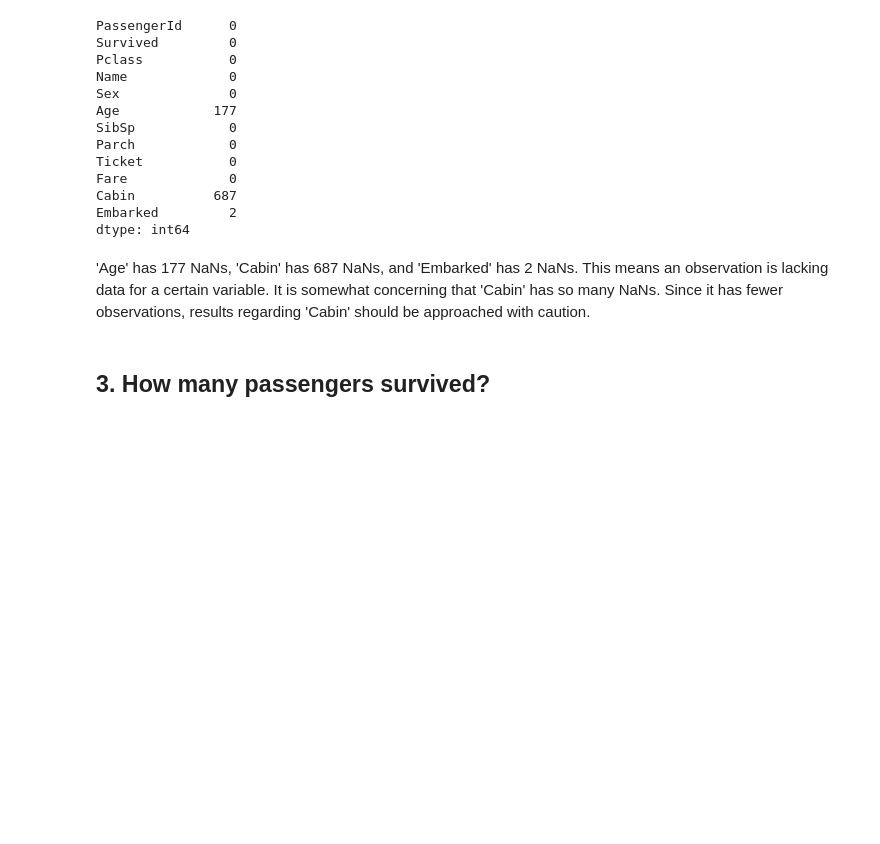
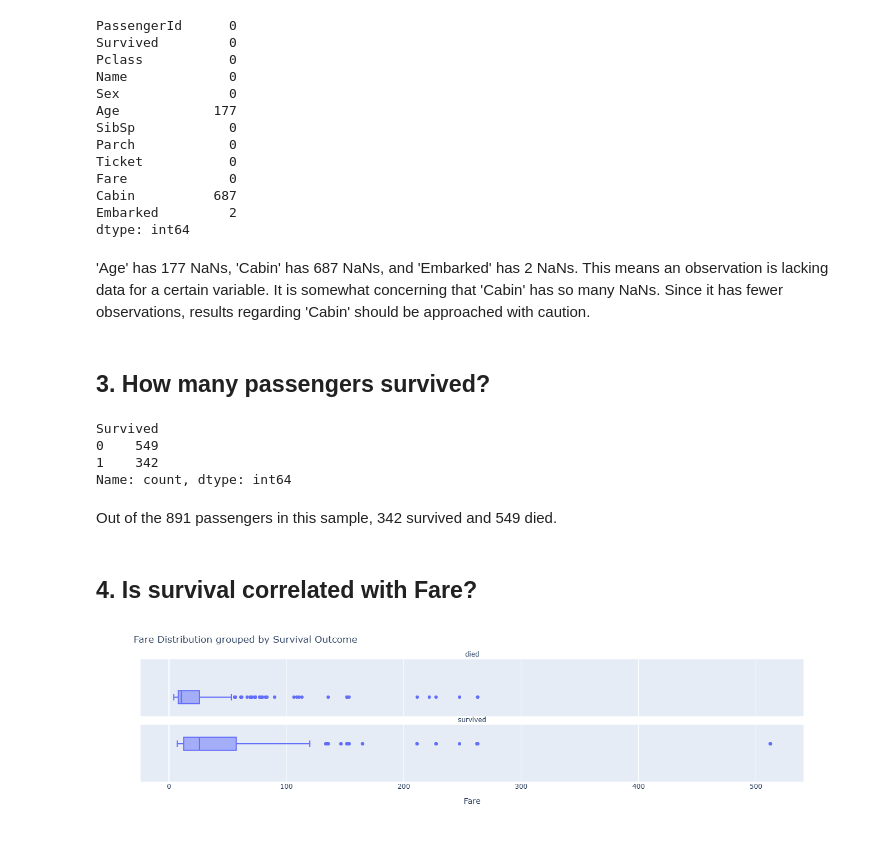
Before and after one commit to joseephwong/Data201_Joseph_Wong, a Jupyter notebook: Day2/HW2-Titanic.ipynb, the cells around one changed output. Saved outputs shown, nothing was run; the diff lists cells and outputs as text; code cells hidden in the pictures; blank space fills up the shorter version.

```diff
--- a/Day2/HW2-Titanic.ipynb
+++ b/Day2/HW2-Titanic.ipynb
@@ -102,3 +102,24 @@ dtype: int64
 'Age' has 177 NaNs, 'Cabin' has 687 NaNs, and 'Embarked' has 2 NaNs. This means an observation is lacking data for a certain variable. It is somewhat concerning that 'Cabin' has so many NaNs. Since it has fewer observations, results regarding 'Cabin' should be approached with caution.
 # %% [markdown]
 ## 3. How many passengers survived?
+# %%
+df['Survived'].value_counts()
+# %% [output]
+Survived
+0    549
+1    342
+Name: count, dtype: int64
+# %% [markdown]
+Out of the 891 passengers in this sample, 342 survived and 549 died.
+# %% [markdown]
+## 4. Is survival correlated with Fare?
+# %%
+fig = px.box(df.replace({0:'died',1:'survived'}),
+             x='Fare',
+             facet_col='Survived',
+             facet_col_wrap=1)
+fig.update_layout(title='Fare Distribution grouped by Survival Outcome')
+fig.for_each_annotation(lambda a: a.update(text=a.text.split("=")[1]))
+fig.show()
+# %% [output]
+[figure, added]
```
Also changed, not shown: parts of 16 cells of this notebook.
